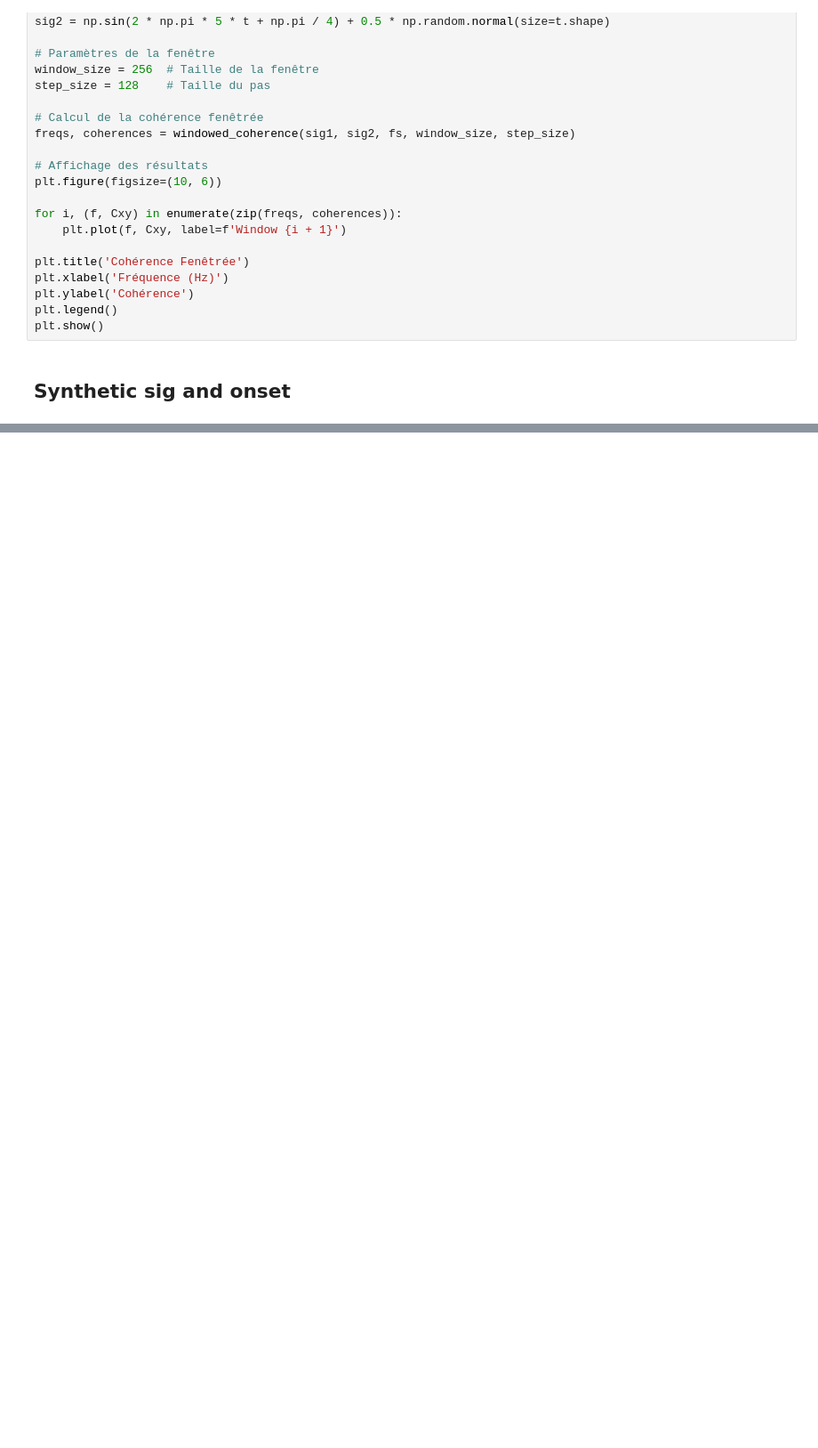
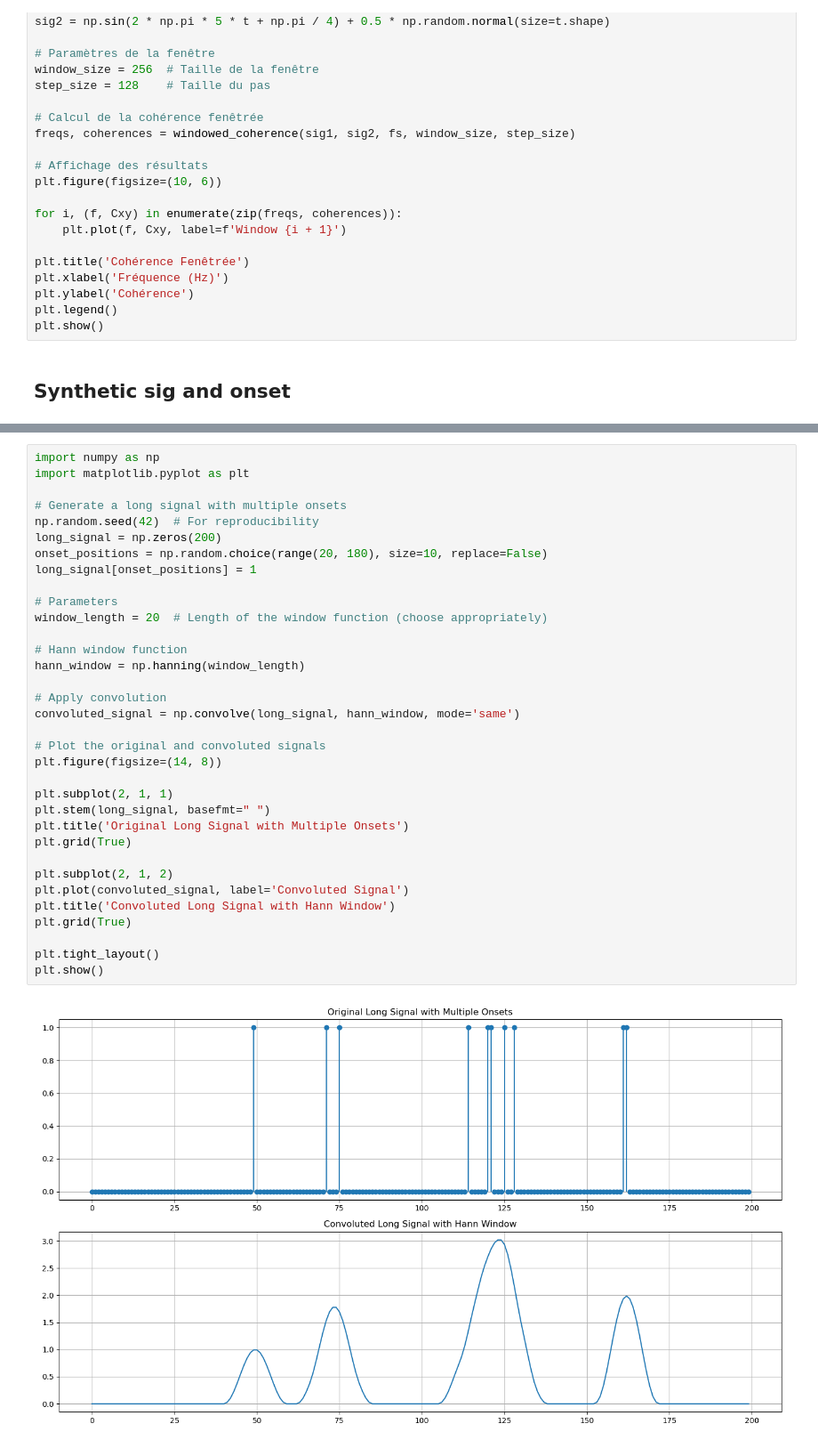
Before and after one commit to Haronicio/ismm-analyse-dsync, a Jupyter notebook: notebooks/Analysedsync_notebook.ipynb, the cells around one changed output, grey strips where cells are left out. Shown at 89% size. Cells and saved outputs as stored; diff of their text form; blank space fills up the shorter version.

```diff
--- a/notebooks/Analysedsync_notebook.ipynb
+++ b/notebooks/Analysedsync_notebook.ipynb
@@ -5707,0 +5990,36 @@ signal:freq [1.         1.0293935  1.04755606 ... 0.95244394 0.9706065  1.
+# %%
+import numpy as np
+import matplotlib.pyplot as plt
+
+# Generate a long signal with multiple onsets
+np.random.seed(42)  # For reproducibility
+long_signal = np.zeros(200)
+onset_positions = np.random.choice(range(20, 180), size=10, replace=False)
+long_signal[onset_positions] = 1
+
+# Parameters
+window_length = 20  # Length of the window function (choose appropriately)
+
+# Hann window function
+hann_window = np.hanning(window_length)
+
+# Apply convolution
+convoluted_signal = np.convolve(long_signal, hann_window, mode='same')
+
+# Plot the original and convoluted signals
+plt.figure(figsize=(14, 8))
+
+plt.subplot(2, 1, 1)
+plt.stem(long_signal, basefmt=" ")
+plt.title('Original Long Signal with Multiple Onsets')
+plt.grid(True)
+
+plt.subplot(2, 1, 2)
+plt.plot(convoluted_signal, label='Convoluted Signal')
+plt.title('Convoluted Long Signal with Hann Window')
+plt.grid(True)
+
+plt.tight_layout()
+plt.show()
+# %% [output]
+[figure, added]
```
Also changed, not shown: parts of 14 cells of this notebook, 3 other files.
